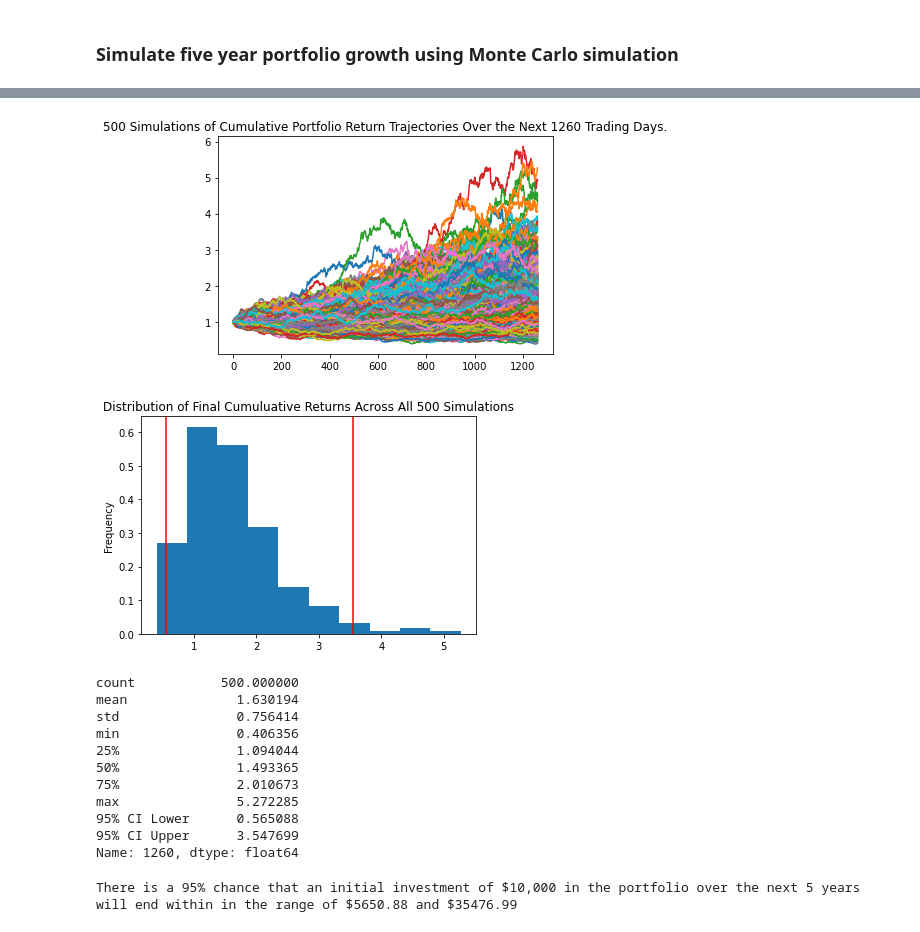
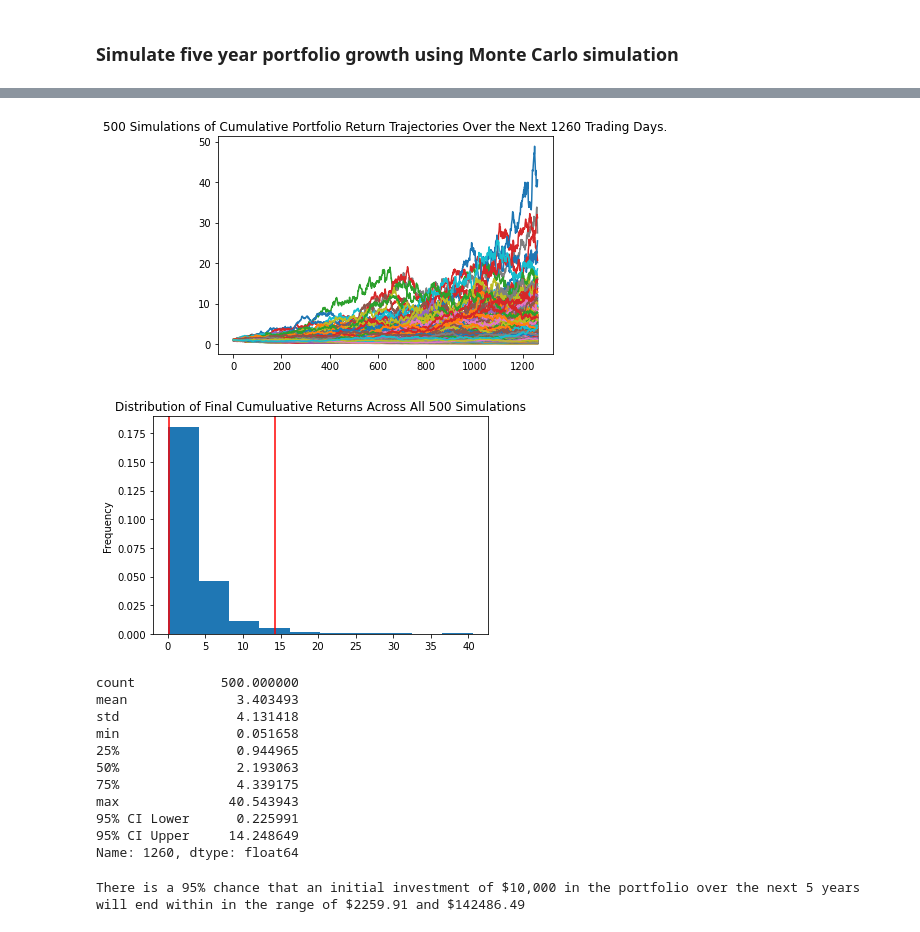
Before and after one commit to Mun-Min/Project_Two, a Jupyter notebook: Financial Analysis Notebooks/portfolio_forecasting_moderate.ipynb, the cells around one changed output, grey strips where cells are left out. Cells and saved outputs as stored; diff of their text form; code cells hidden in the pictures.

```diff
--- a/Financial Analysis Notebooks/portfolio_forecasting_moderate.ipynb
+++ b/Financial Analysis Notebooks/portfolio_forecasting_moderate.ipynb
@@ -83,7 +83,9 @@ BOND30 = pd.read_csv("../Resources/treasury_yield_30yr.csv")#, index_col='Date',
 
 BOND30 = BOND30.set_index('Date')
 
-#BOND30 = BOND30.drop(columns=['Open', 'High', 'Low', 'Close', 'Volume'])
+BOND30 = BOND30.drop(columns=['Open', 'High', 'Low', 'Adj Close', 'Volume'])
+
+BOND30 = BOND30.rename(columns={'Close': 'close'})
 
 # Review the DataFrame
 BOND30
@@ -104,0 +107,13 @@ BOND30
+# %%
+## Obtain bond data
+# Read in the transaction_fraud_data.csv file into a PandasDataFrame.
+BOND10 = pd.read_csv("../Resources/treasury_yield_10yr.csv")#, index_col='Date', infer_datetime_format=True, parse_dates=True)
+
+BOND10 = BOND10.set_index('Date')
+
+BOND10 = BOND10.drop(columns=['Open', 'High', 'Low', 'Adj Close', 'Volume'])
+
+BOND10 = BOND10.rename(columns={'Close': 'close'})
+
+# Review the DataFrame
+BOND10
@@ -124,3 +154,11 @@ df_ticker
 | 2022-10-27 04:00:00 | 94.520 | 95.43 | 91.800 | 92.220 | 60710859 | 717132 | 92.949686 | 231.04 | 233.69 | 225.7800 | ... |
 | 2022-10-28 04:00:00 | 92.270 | 96.55 | 92.130 | 96.290 | 43651033 | 416408 | 94.771632 | 226.24 | 236.60 | 226.0500 | ... |
 1258 rows × 35 columns
+# %%
+# Concatenate the ticker DataFrames
+df_bond_ticker = pd.concat([BOND30, BOND10], axis=1, keys=["BOND30", "BOND10"])
+
+df_bond_ticker = df_bond_ticker.dropna()
+
+# Display sample data
+df_bond_ticker
@@ -152,8 +206,8 @@ Subclasses:
 # %%
 # Configuring a Monte Carlo simulation to forecast five years cumulative returns
 MC_fiveyear = MCSimulation(
-    portfolio_data = df_ticker,
-    weights = [.20,.20,.20,.20,.20],
+    portfolio_data = df_bond_ticker,
+    weights = [.25,.75],
     num_simulation = 500,
     num_trading_days = 252*5
 )
@@ -220,17 +273,17 @@ Running Monte Carlo simulation number 490.
 line_plot = MC_fiveyear.plot_simulation()
 
 # Save the plot for future usage
-line_plot.get_figure().savefig("MC_fiveyear_sim_plot.png", bbox_inches="tight")
+line_plot.get_figure().savefig("MC_fiveyear_sim_plot_bonds.png", bbox_inches="tight")
 # %% [output]
-[figure, old version]
+[figure, new version]
 # %%
 # Plot probability distribution and confidence intervals
 dist_plot = MC_fiveyear.plot_distribution()
 
 # Save the plot for future usage
-dist_plot.get_figure().savefig('MC_fiveyear_dist_plot.png',bbox_inches='tight')
+dist_plot.get_figure().savefig('MC_fiveyear_dist_plot_bonds.png',bbox_inches='tight')
 # %% [output]
-[figure, old version]
+[figure, new version]
 # %%
 # Fetch summary statistics from the Monte Carlo simulation results
 tbl = MC_fiveyear.summarize_cumulative_return()
@@ -239,15 +292,15 @@ tbl = MC_fiveyear.summarize_cumulative_return()
 print(tbl)
 # %% [output]
 count           500.000000
-mean              1.630194
-std               0.756414
-min               0.406356
-25%               1.094044
-50%               1.493365
-75%               2.010673
-max               5.272285
-95% CI Lower      0.565088
-95% CI Upper      3.547699
+mean              3.403493
+std               4.131418
+min               0.051658
+25%               0.944965
+50%               2.193063
+75%               4.339175
+max              40.543943
+95% CI Lower      0.225991
+95% CI Upper     14.248649
 Name: 1260, dtype: float64
 # %%
 # Use the lower and upper `95%` confidence intervals to calculate the range of the possible outcomes of our $10,000 investments in Coca-Cola and Microsoft stocks
@@ -259,4 +312,4 @@ print(f"There is a 95% chance that an initial investment of $10,000 in the portf
       f" over the next 5 years will end within in the range of"
       f" ${ci_lower} and ${ci_upper}")
 # %% [output]
-There is a 95% chance that an initial investment of $10,000 in the portfolio over the next 5 years will end within in the range of $5650.88 and $35476.99
+There is a 95% chance that an initial investment of $10,000 in the portfolio over the next 5 years will end within in the range of $2259.91 and $142486.49
```
Also changed, not shown: parts of 5 cells of this notebook, 9 other files.
